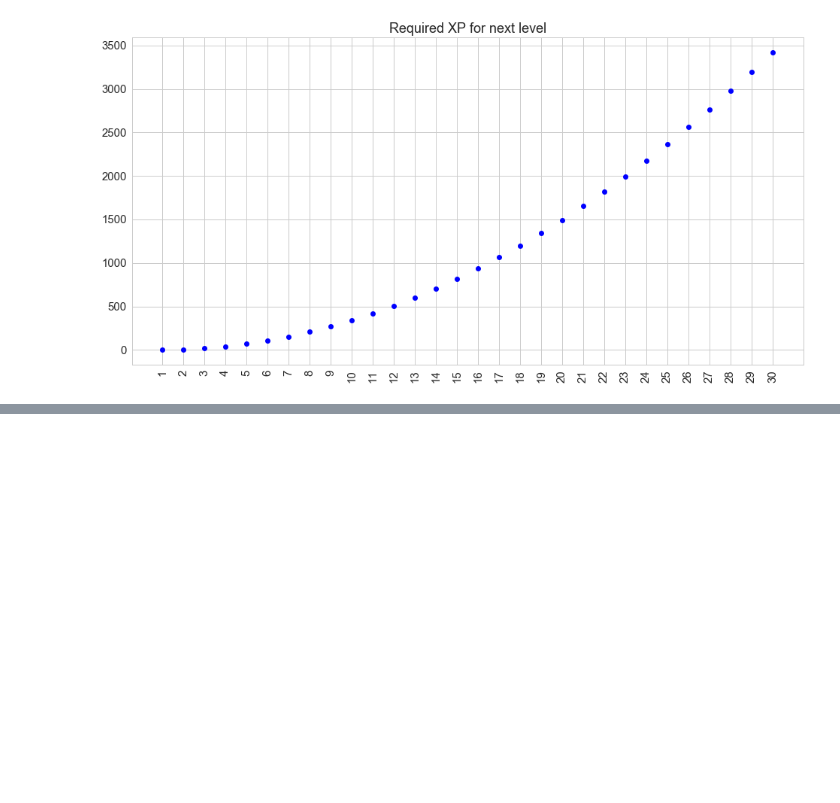
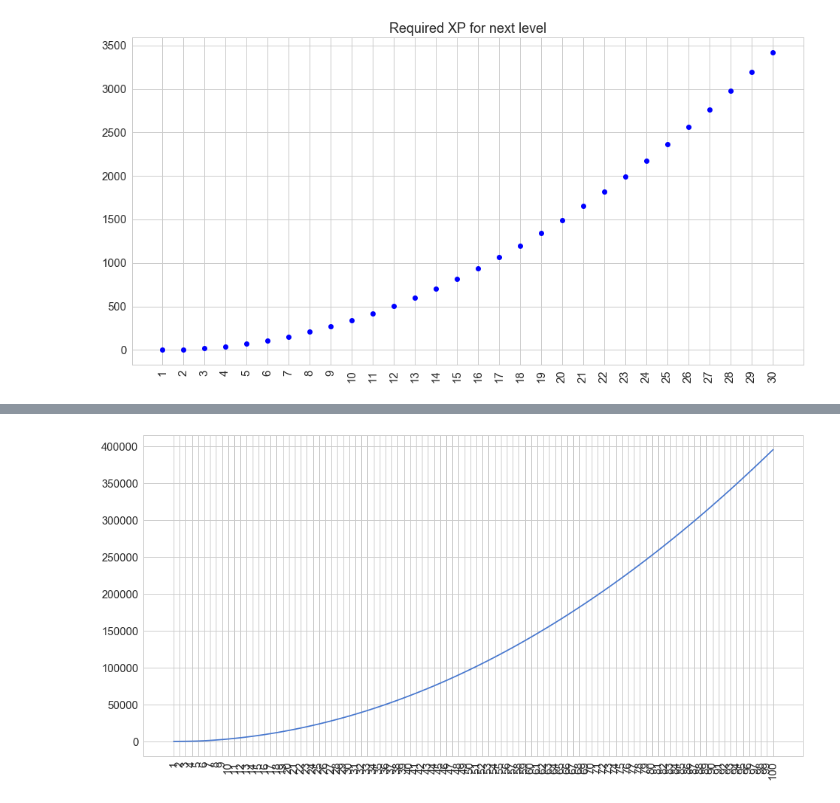
Before and after one commit to andybala/curiousily.github.com, a Jupyter notebook: notebooks/required_xp.ipynb, the cells around one changed output, grey strips where cells are left out. Saved outputs shown, nothing was run; the diff lists cells and outputs as text; code cells hidden in the pictures; blank space fills up the shorter version.

```diff
--- a/notebooks/required_xp.ipynb
+++ b/notebooks/required_xp.ipynb
@@ -158,0 +195,7 @@ plt.xticks(x, range(1, n + 2), rotation='vertical');
+# %%
+ls = [n_xp_for_level(x) for x in range(1, n + 1)]
+x = range(1, n + 1)
+plt.plot(x, ls);n_xp_for_level(level - 1)
+plt.xticks(x, range(1, n + 2), rotation='vertical');
+# %% [output]
+[figure, added]
```
Also changed, not shown: parts of 11 cells of this notebook.
